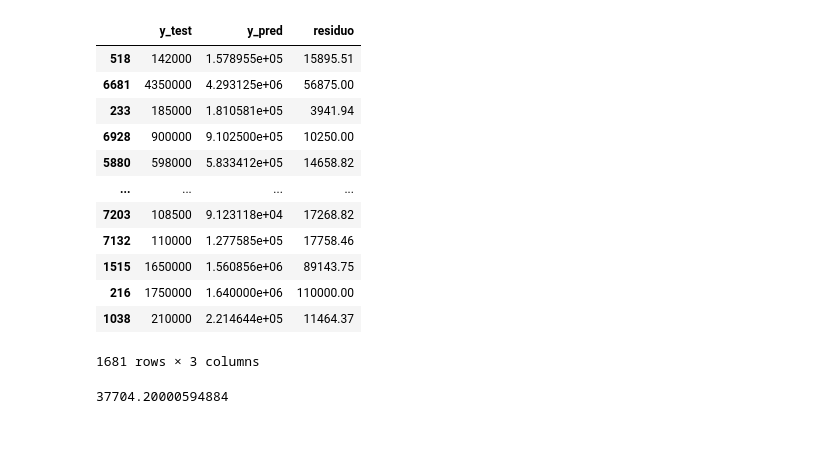
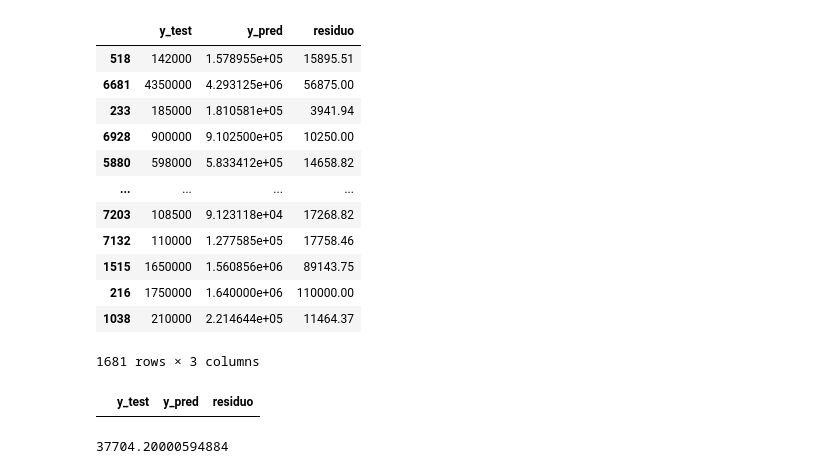
Before and after one commit to LuisARG/ML_DL_Idealista_project, a Jupyter notebook: src/main.ipynb, the cells around one changed output. Cells and saved outputs as stored; diff of their text form; code cells hidden in the pictures; blank space fills up the shorter version.

```diff
--- a/src/main.ipynb
+++ b/src/main.ipynb
@@ -1500,6 +1500,10 @@ test_df
 | 216 | 1750000 | 1.640000e+06 | 110000.00 |
 | 1038 | 210000 | 2.214644e+05 | 11464.37 |
 1681 rows × 3 columns
+# %%
+test_df[test_df["y_pred"] < 0]
+# %% [output]
+|  | y_test | y_pred | residuo |
 # %%
 test_df['residuo'].mean()
 # %% [output]
```
Also changed, not shown: parts of 14 cells of this notebook, 2 other files.
